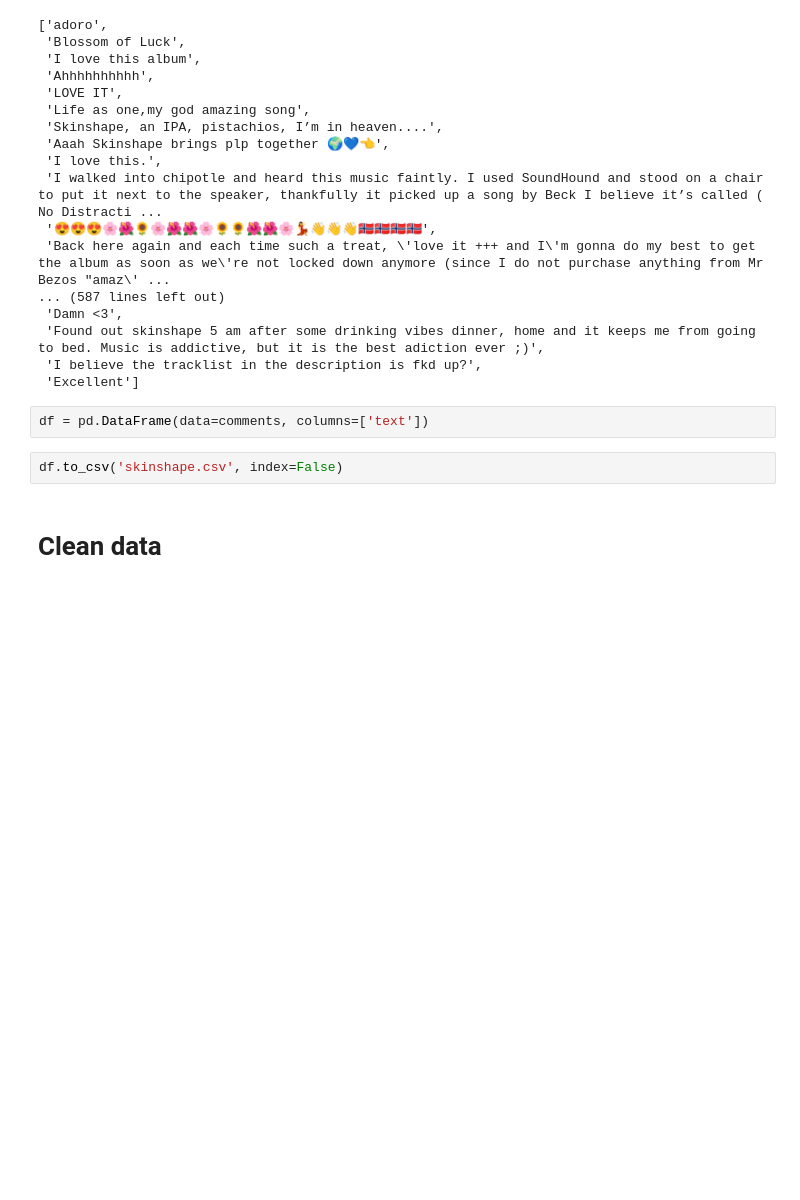
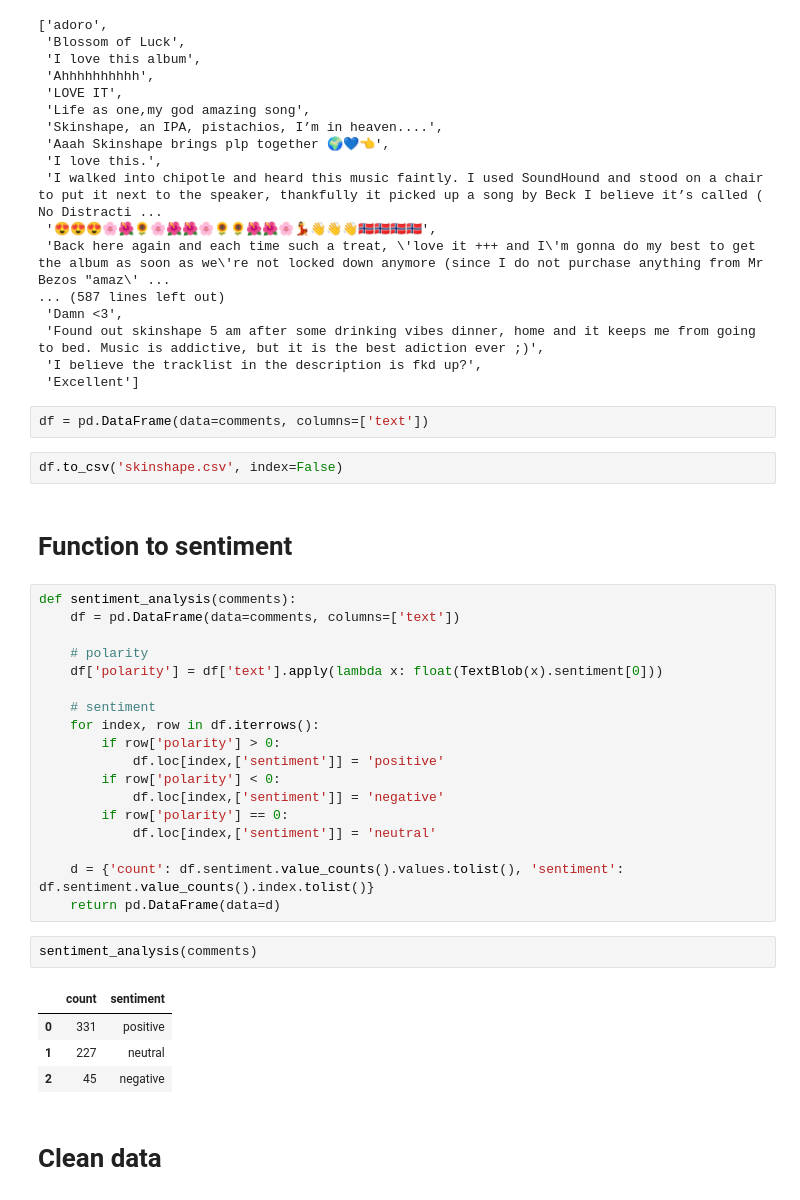
Before and after one commit to Michelangelo367/ytom, a Jupyter notebook: ytom.ipynb, the cells around one changed output. Saved outputs shown, nothing was run; the diff lists cells and outputs as text; blank space fills up the shorter version.

```diff
--- a/ytom.ipynb
+++ b/ytom.ipynb
@@ -98,5 +98,32 @@ comments
 df = pd.DataFrame(data=comments, columns=['text'])
 # %%
 df.to_csv('skinshape.csv', index=False)
+# %% [markdown]
+# Function to sentiment
+# %%
+def sentiment_analysis(comments):
+    df = pd.DataFrame(data=comments, columns=['text'])
+
+    # polarity
+    df['polarity'] = df['text'].apply(lambda x: float(TextBlob(x).sentiment[0]))
+
+    # sentiment
+    for index, row in df.iterrows():
+        if row['polarity'] > 0:
+            df.loc[index,['sentiment']] = 'positive'
+        if row['polarity'] < 0:
+            df.loc[index,['sentiment']] = 'negative'
+        if row['polarity'] == 0:
+            df.loc[index,['sentiment']] = 'neutral'
+
+    d = {'count': df.sentiment.value_counts().values.tolist(), 'sentiment': df.sentiment.value_counts().index.tolist()}
+    return pd.DataFrame(data=d)
+# %%
+sentiment_analysis(comments)
+# %% [output]
+|  | count | sentiment |
+| 0 | 331 | positive |
+| 1 | 227 | neutral |
+| 2 | 45 | negative |
 # %% [markdown]
 # Clean data
```
Also changed, not shown: parts of 18 cells of this notebook, 3 other files.
